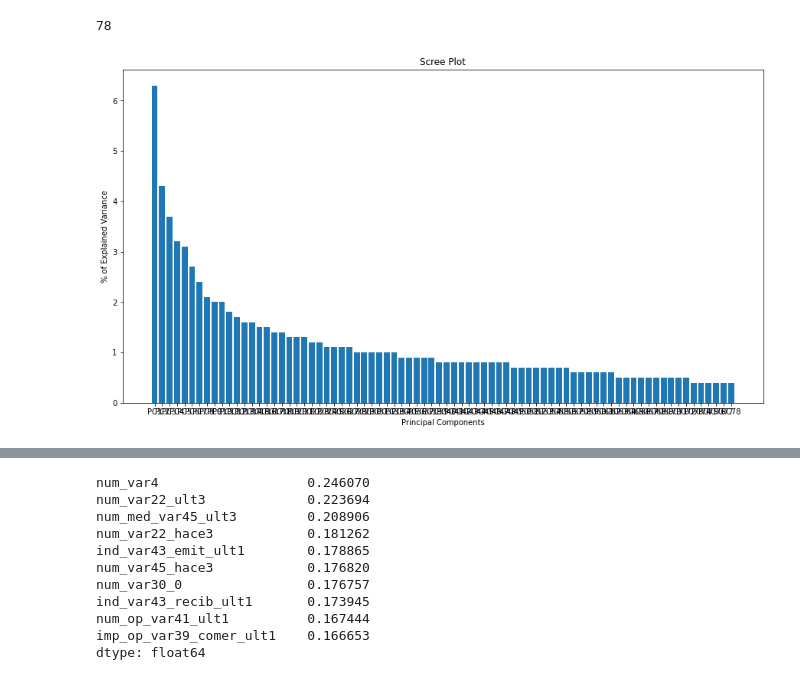
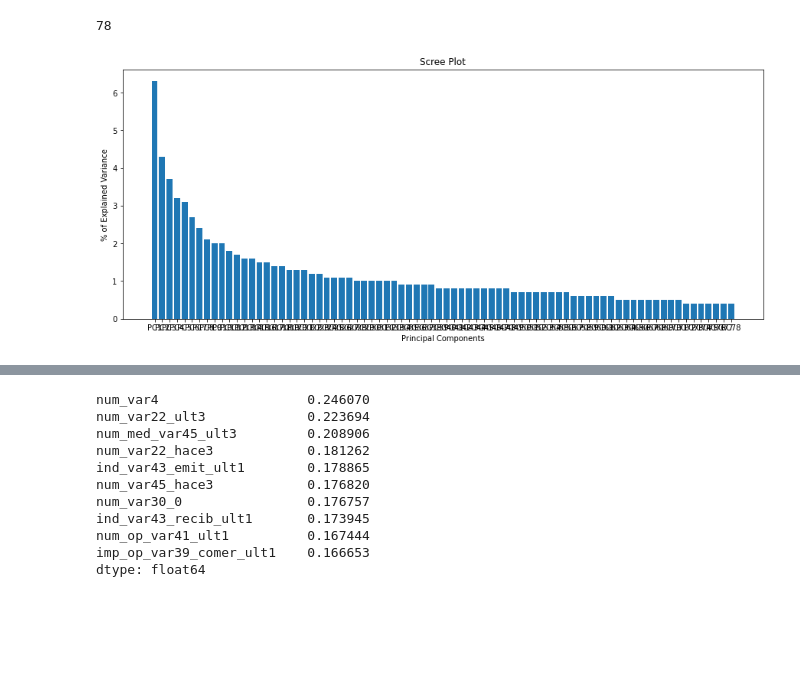
Before and after one commit to eduardobaratela/Data-Master, a Jupyter notebook: Untitled.ipynb, the cells around one changed output, grey strips where cells are left out. Drawn from its saved outputs; the diff is of its cells as text; code cells hidden in the pictures; blank space fills up the shorter version.

```diff
--- a/Untitled.ipynb
+++ b/Untitled.ipynb
@@ -284,12 +454,12 @@ pca_df['TARGET'] = y
 # %%
-plt.rcParams['figure.figsize'] = (15, 8)
+plt.rcParams['figure.figsize'] = (15, 6)
 plt.bar(x=range(1,len(per_var)+1), height=per_var, tick_label=labels)
 plt.ylabel('% of Explained Variance')
 plt.xlabel('Principal Components')
 plt.title('Scree Plot')
 plt.show()
 # %% [output]
-[figure, old version]
+[figure, new version]
 # %%
 pca_df.head()
 # %% [output]
```
Also changed, not shown: parts of 66 cells of this notebook.
